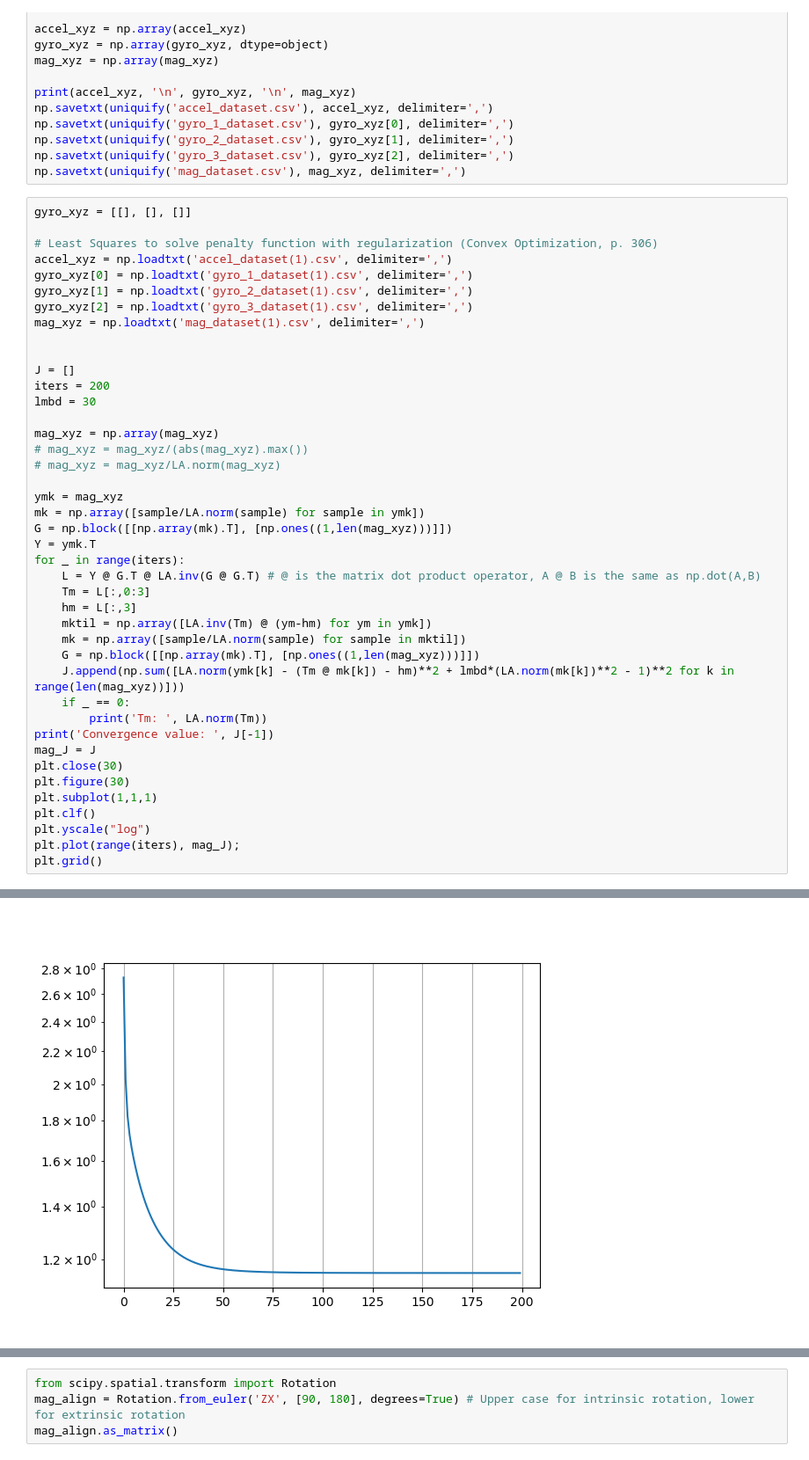
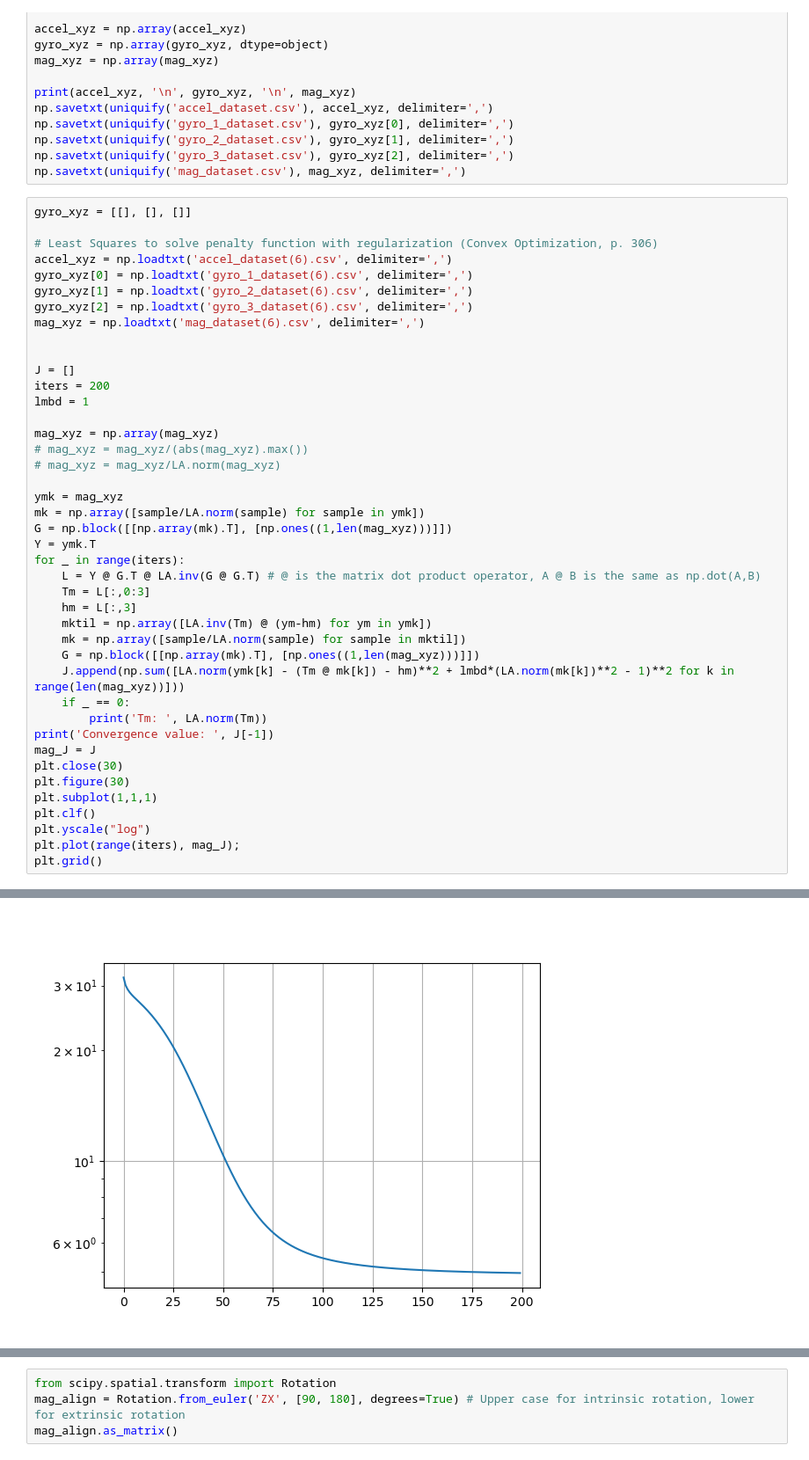
Before and after one commit to Gustavo-V-F/MNA23-Calibration, a Jupyter notebook: Mag_Gyro_Calibration.ipynb, the cells around one changed output, grey strips where cells are left out. Shown: that part at 88% size. Saved outputs shown, nothing was run; the diff lists cells and outputs as text.

```diff
--- a/Mag_Gyro_Calibration.ipynb
+++ b/Mag_Gyro_Calibration.ipynb
@@ -609,16 +632,16 @@ np.savetxt(uniquify('mag_dataset.csv'), mag_xyz, delimiter=',')
 gyro_xyz = [[], [], []]
 
 # Least Squares to solve penalty function with regularization (Convex Optimization, p. 306)
-accel_xyz = np.loadtxt('accel_dataset(1).csv', delimiter=',')
-gyro_xyz[0] = np.loadtxt('gyro_1_dataset(1).csv', delimiter=',')
-gyro_xyz[1] = np.loadtxt('gyro_2_dataset(1).csv', delimiter=',')
-gyro_xyz[2] = np.loadtxt('gyro_3_dataset(1).csv', delimiter=',')
-mag_xyz = np.loadtxt('mag_dataset(1).csv', delimiter=',')
+accel_xyz = np.loadtxt('accel_dataset(6).csv', delimiter=',')
+gyro_xyz[0] = np.loadtxt('gyro_1_dataset(6).csv', delimiter=',')
+gyro_xyz[1] = np.loadtxt('gyro_2_dataset(6).csv', delimiter=',')
+gyro_xyz[2] = np.loadtxt('gyro_3_dataset(6).csv', delimiter=',')
+mag_xyz = np.loadtxt('mag_dataset(6).csv', delimiter=',')
 
 
 J = []
 iters = 200
-lmbd = 30
+lmbd = 1
 
 mag_xyz = np.array(mag_xyz)
 # mag_xyz = mag_xyz/(abs(mag_xyz).max())
@@ -653 +676 @@ Convergence value:  1.1525056630835524
-[figure, old version]
+[figure, new version]
```
Also changed, not shown: parts of 12 cells of this notebook.
